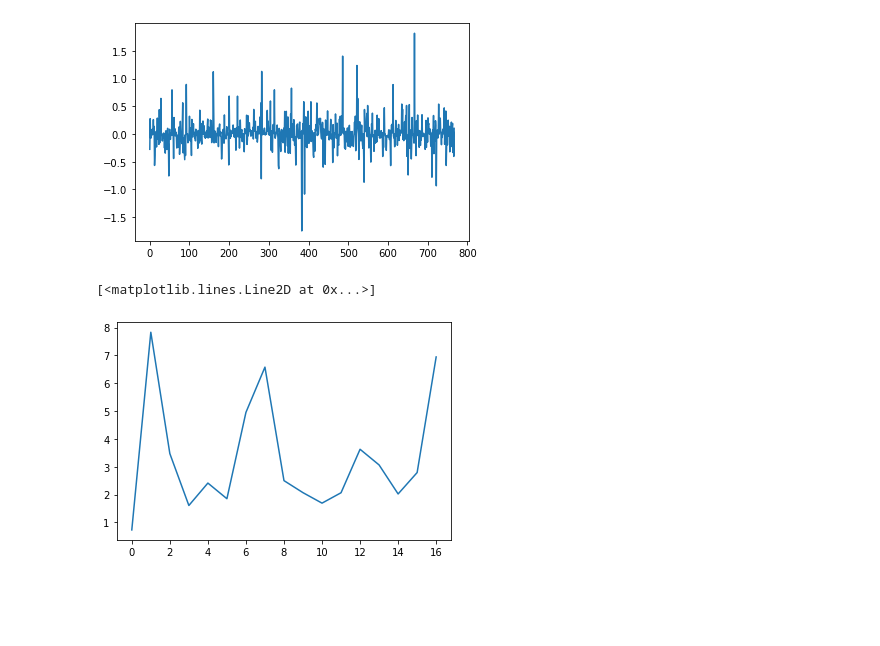
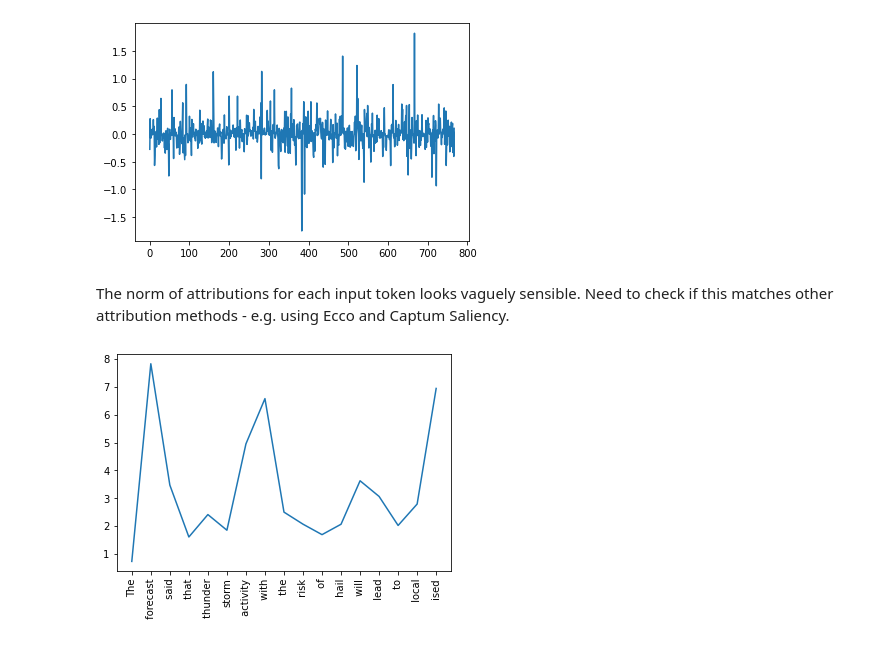
Before and after one commit to prior-technology/annotate-transformer, a Jupyter notebook: notebooks/Attribution.ipynb, the cells around one changed output. Drawn from its saved outputs; the diff is of its cells as text; code cells hidden in the pictures; blank space fills up the shorter version.

Commit message:
Started using Layer attribution

```diff
--- a/notebooks/Attribution.ipynb
+++ b/notebooks/Attribution.ipynb
@@ -92,12 +99,19 @@ plt.plot(attr[0,16])
 # %% [output]
 [<matplotlib.lines.Line2D at 0x...>]
 [figure]
+# %% [markdown]
+The norm of attributions for each input token looks vaguely sensible. Need to check if this matches other attribution methods -
+e.g. using Ecco and Captum Saliency.
 # %%
 import numpy as np
-def norm(vector):
-    return np.linalg.norm(vector)
-norms = list(map(norm,attr[0]))
-plt.plot(norms)
+norms = np.linalg.norm(attr[0], axis=1)
+labels = [tokenizer.decode(token) for token in tokens[0]]
+#plt.plot(labels, norms)
+fig, ax = plt.subplots()
+ax.plot(norms)
+ax.set_xticks(np.arange(attr.shape[1]))
+
+ax.set_xticklabels(labels,rotation='vertical')
+plt.show()
 # %% [output]
-[<matplotlib.lines.Line2D at 0x...>]
-[figure, old version]
+[figure, new version]
```
Also changed, not shown: parts of 10 cells of this notebook, 6 other files.
